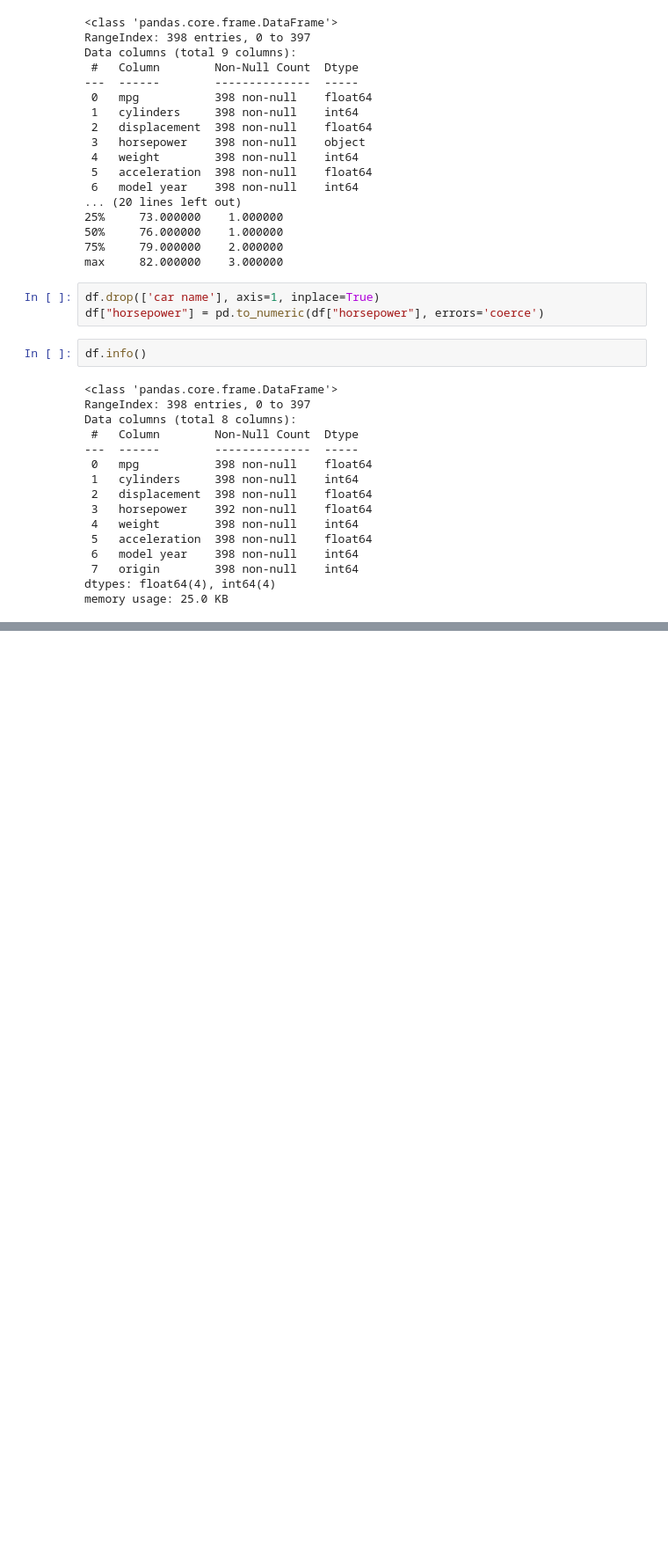
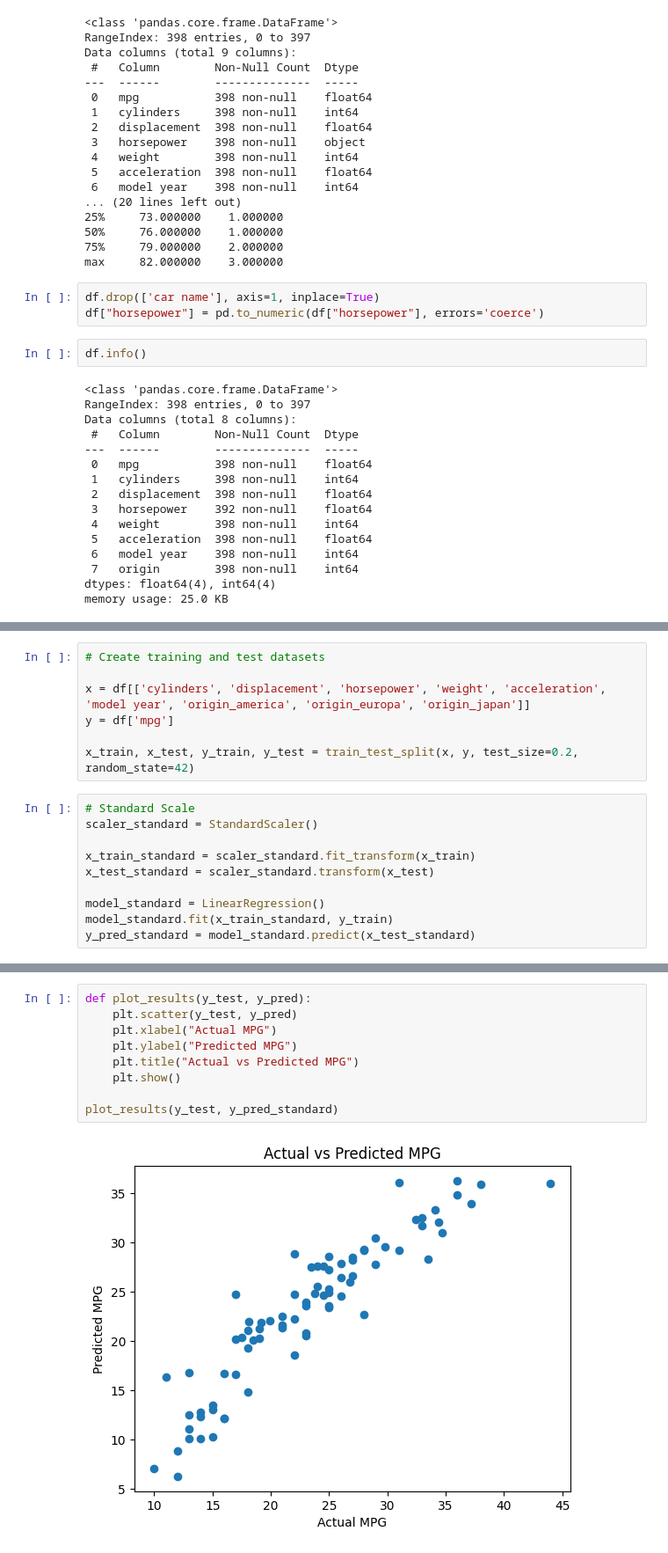
Before and after one commit to the-atasoy/FuelConsumptionPredictor, a Jupyter notebook: playground/index.ipynb, the cells around one changed output, grey strips where cells are left out. Shown at 88% size. Saved outputs shown, nothing was run; the diff lists cells and outputs as text; blank space fills up the shorter version.

```diff
--- a/playground/index.ipynb
+++ b/playground/index.ipynb
@@ -81,0 +131,17 @@ plt.show()
+# %%
+# Create training and test datasets
+
+x = df[['cylinders', 'displacement', 'horsepower', 'weight', 'acceleration', 'model year', 'origin_america', 'origin_europa', 'origin_japan']]
+y = df['mpg']
+
+x_train, x_test, y_train, y_test = train_test_split(x, y, test_size=0.2, random_state=42)
+# %%
+# Standard Scale
+scaler_standard = StandardScaler()
+
+x_train_standard = scaler_standard.fit_transform(x_train)
+x_test_standard = scaler_standard.transform(x_test)
+
+model_standard = LinearRegression()
+model_standard.fit(x_train_standard, y_train)
+y_pred_standard = model_standard.predict(x_test_standard)
@@ -81,0 +183,11 @@ plt.show()
+# %%
+def plot_results(y_test, y_pred):
+    plt.scatter(y_test, y_pred)
+    plt.xlabel("Actual MPG")
+    plt.ylabel("Predicted MPG")
+    plt.title("Actual vs Predicted MPG")
+    plt.show()
+
+plot_results(y_test, y_pred_standard)
+# %% [output]
+[figure, added]
```
Also changed, not shown: parts of 12 cells of this notebook, 1 other file.
